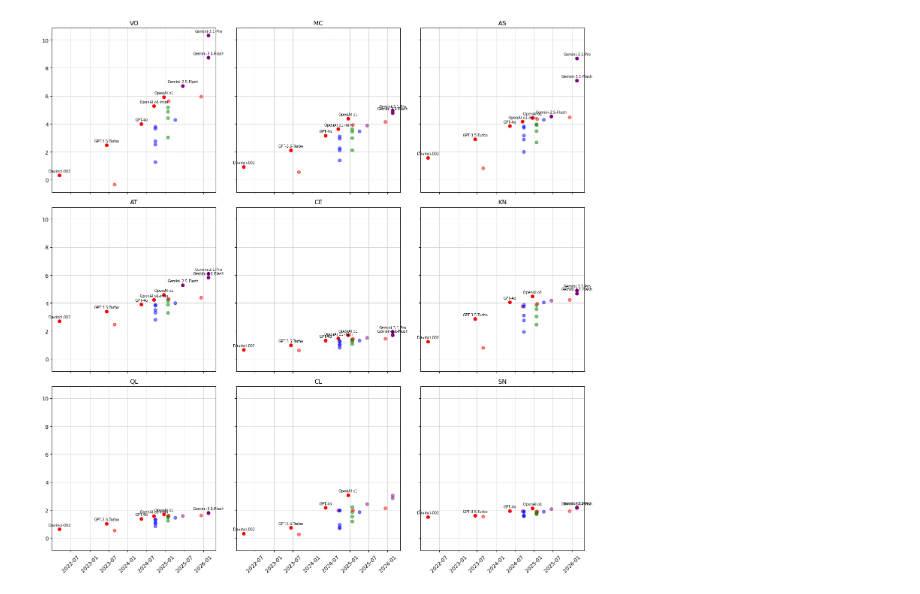
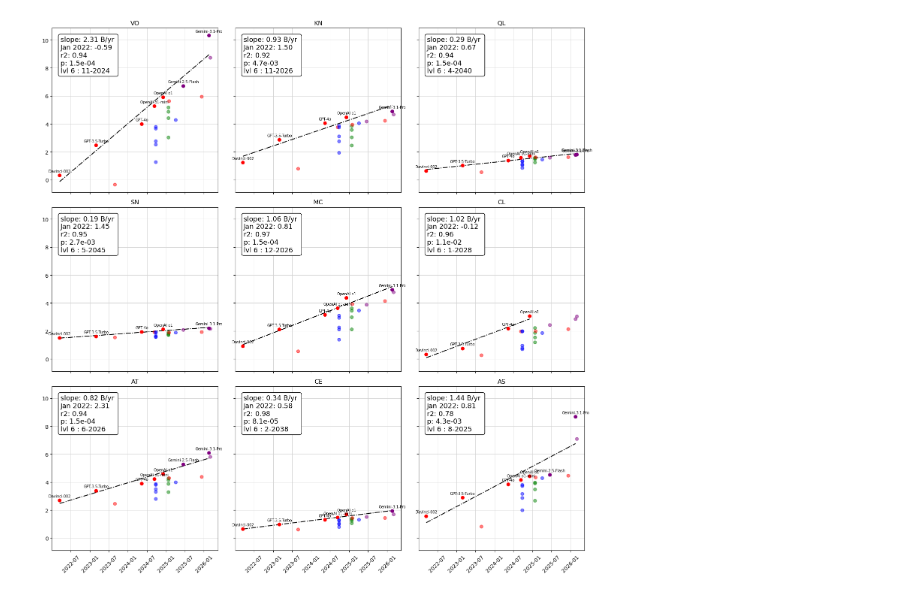
Before and after one commit to General-Purpose-AI-Policy-Lab/adele-extension, a Jupyter notebook: Trends.ipynb, the cells around one changed output. Cells and saved outputs as stored; diff of their text form; code cells hidden in the pictures.

Commit message:
slight corrections about release dates ; affichage des paramètres de régression estimations de dates-seuils

```diff
--- a/Trends.ipynb
+++ b/Trends.ipynb
@@ -94,32 +95,61 @@ for i in range(3):
         ax = axs[i][j]
         ys = rescaled_profiles_df[demand_groups[3*i+j]].values
         front = set(frontier_indices(xs, ys))
-        alphas = []
+        alphas, xsfront, ysfront = [], [], []
         for k in range(len(xs)):
             if k in front:
                 alphas.append(1)
+                xsfront.append(xs[k])
+                ysfront.append(ys[k])
             else : alphas.append(0.5)
+        xsfront_years_since_2022 = [(x - pd.to_datetime("2022-01-01")).total_seconds()/(3600*24*365.25) for x in xsfront]
 
         ax.scatter(xs, ys, zorder=3, c=colors, alpha=alphas)
 
         # Labels frontière
         for k in front:
             ax.annotate(
                 model_names[k], (xs[k], ys[k]),
                 textcoords="offset points", xytext=(0, 6),
                 ha='center', fontsize=7
             )
+
+        slope, intercept, r, p_value, _ = stats.linregress(xsfront_years_since_2022, ysfront, alternative='greater')
+        r2 = r*r
+        #slope, intercept = np.polyfit(xsfront_years_since_2022, ysfront, deg=1)
+        x_0, x_1 = (min(xsfront) - pd.to_datetime("2022-01-01")).total_seconds()/(3600*24*365.25), (max(xsfront) - pd.to_datetime("2022-01-01")).total_seconds()/(3600*24*365.25)
+        y_0, y_1 = intercept + slope * x_0, intercept + slope * x_1
+        ax.plot([min(xsfront), max(xsfront)], [y_0, y_1], ls='dashdot', color='black')
+
+        # Attention : les cas où la pente est nulle ou strictement négative ne sont pas gérés ici, et donneraient respectivement une erreur ou un résultat qu'il faut interpréter différemment du cas où la pente est positive
+
+        x_millionth = (6-intercept)/slope
+        date_millionth = pd.to_datetime("2022-01-01") + pd.to_timedelta(x_millionth*365.25, unit='D')
+
+        stats_text = (
+        f"slope: {slope:.2f} B/yr \n"
+        f"Jan 2022: {intercept:.2f}\n"
+        f"r2: {r2:.2f}\n"
+        f"p: {p_value:.1e}\n"
+        f"lvl 6 : {date_millionth.month}-{date_millionth.year}"
+        )
+
+        ax.text(0.05, 0.95, stats_text, transform=ax.transAxes,
+        fontsize=13,
+        verticalalignment='top', horizontalalignment='left',
+        bbox=dict(boxstyle='round', facecolor='w', alpha=1),
+        color='black')
 
         ax.set_title(demand_groups[3*i+j])
 
         # Grille gris clair
         ax.grid(True, color='lightgrey', linewidth=0.7, zorder=0)
         ax.set_axisbelow(True)
 
         # Rotation xticks
         ax.tick_params(axis='x', rotation=45)
 
 plt.tight_layout()
 plt.show()
 # %% [output]
-[figure, old version]
+[figure, new version]
```
Also changed, not shown: parts of 1 cell of this notebook, 2 other files.
